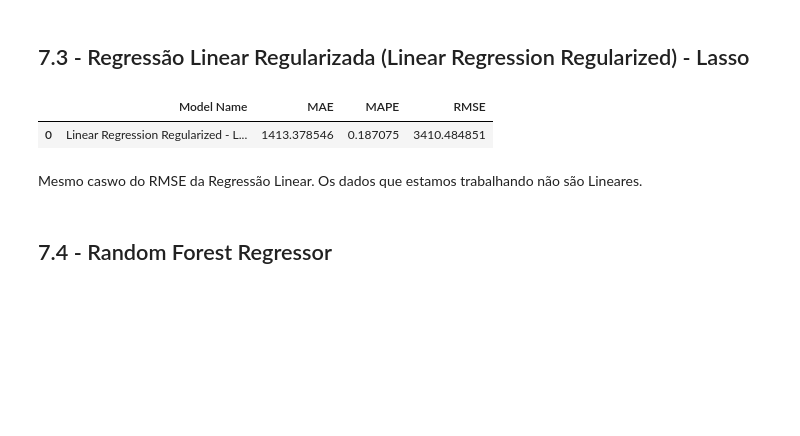
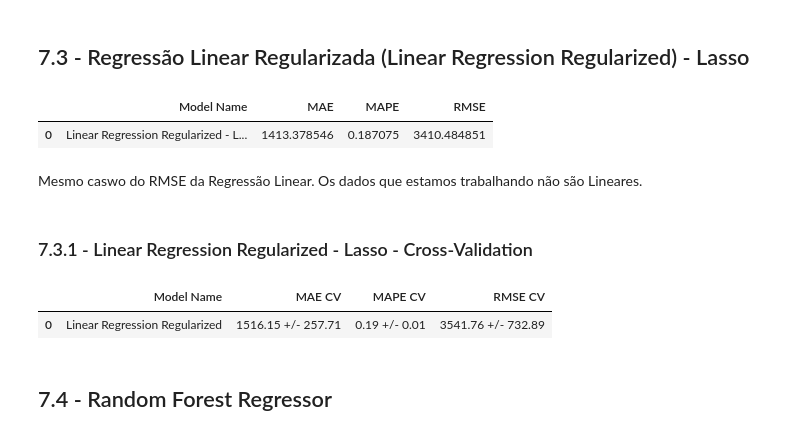
Before and after one commit to raphacanejo/rossmann_store_sales, a Jupyter notebook: passo_07_modelos_de_machine_learning.ipynb, the cells around one changed output. Saved outputs shown, nothing was run; the diff lists cells and outputs as text; code cells hidden in the pictures; blank space fills up the shorter version.

```diff
--- a/passo_07_modelos_de_machine_learning.ipynb
+++ b/passo_07_modelos_de_machine_learning.ipynb
@@ -1907,6 +1932,14 @@ lrr_result
 | 0 | Linear Regression Regularized - L... | 1413.378546 | 0.187075 | 3410.484851 |
 # %% [markdown]
 Mesmo caswo do RMSE da Regressão Linear. Os dados que estamos trabalhando não são Lineares.
+# %% [markdown]
+### 7.3.1 - Linear Regression Regularized - Lasso - Cross-Validation
+# %%
+lrr_result_cv = cross_validation(x_training, 5, 'Linear Regression Regularized', Lasso(alpha=0.01), verbose=False)
+lrr_result_cv
+# %% [output]
+|  | Model Name | MAE CV | MAPE CV | RMSE CV |
+| 0 | Linear Regression Regularized | 1516.15 +/- 257.71 | 0.19 +/- 0.01 | 3541.76 +/- 732.89 |
 # %% [markdown]
 ## 7.4 - Random Forest Regressor
 # %%
```
Also changed, not shown: parts of 25 cells of this notebook, 10 other files.
